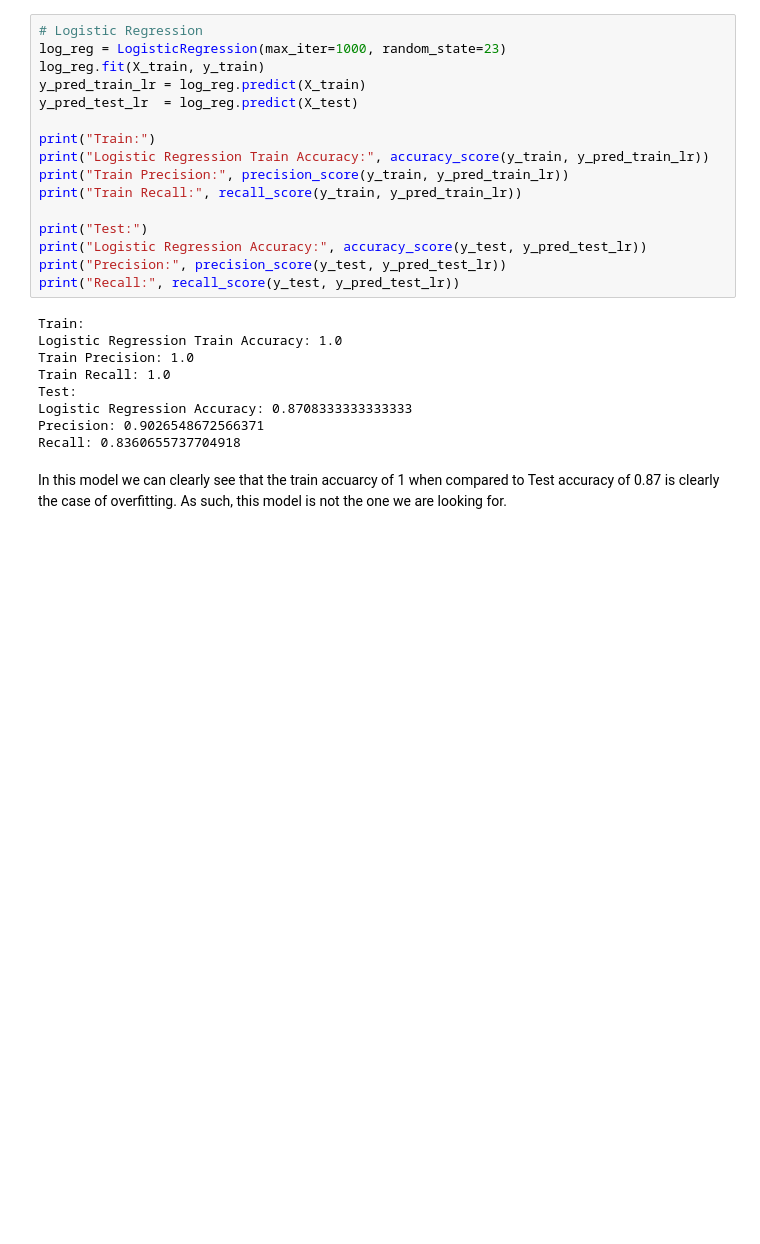
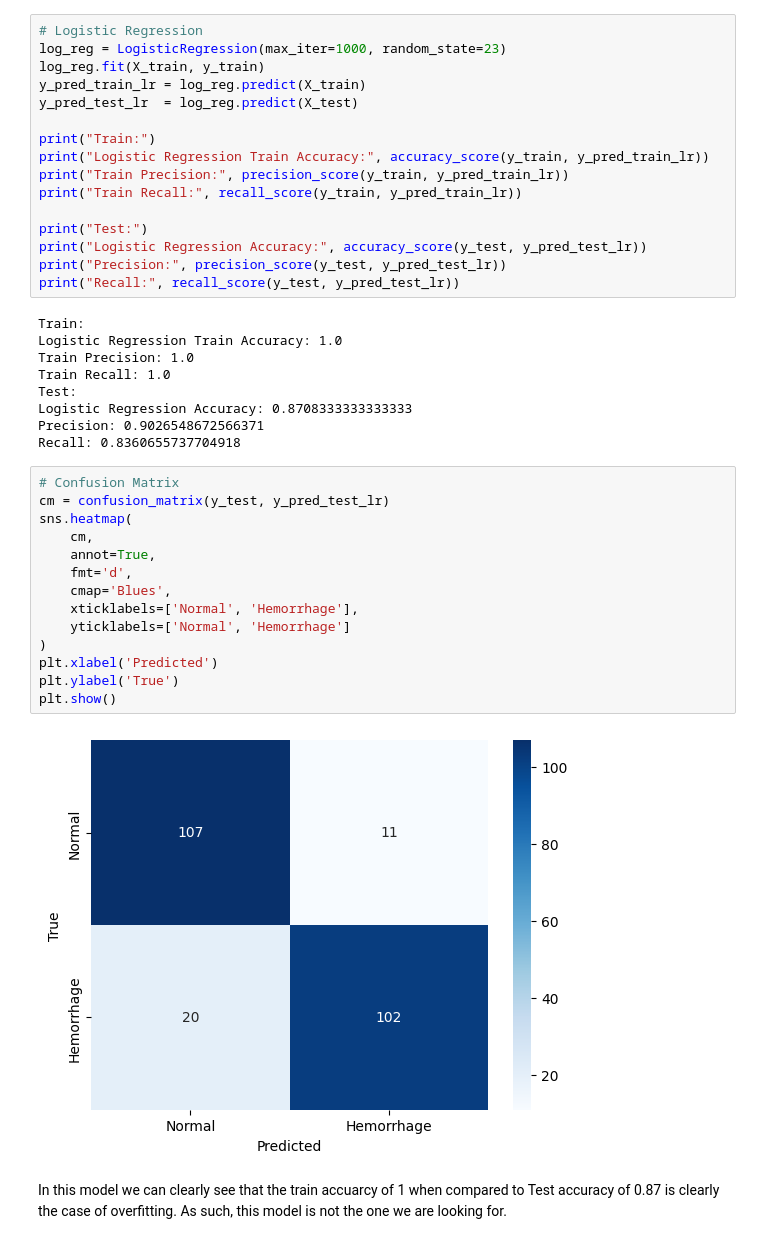
Before and after one commit to MarekVarecka/IAU-quest, a Jupyter notebook: main.ipynb, the cells around one changed output. Cells and saved outputs as stored; diff of their text form; blank space fills up the shorter version.

```diff
--- a/main.ipynb
+++ b/main.ipynb
@@ -300,6 +333,22 @@ Test:
 Logistic Regression Accuracy: 0.8708333333333333
 Precision: 0.9026548672566371
 Recall: 0.8360655737704918
+# %%
+# Confusion Matrix
+cm = confusion_matrix(y_test, y_pred_test_lr)
+sns.heatmap(
+    cm,
+    annot=True,
+    fmt='d',
+    cmap='Blues',
+    xticklabels=['Normal', 'Hemorrhage'],
+    yticklabels=['Normal', 'Hemorrhage']
+)
+plt.xlabel('Predicted')
+plt.ylabel('True')
+plt.show()
+# %% [output]
+[figure, added]
 # %% [markdown]
 In this model we can clearly see that the train accuarcy of 1 when compared to Test accuracy of 0.87 is clearly the case of overfitting. As such, this model is not the one we are looking for.
 # %%
```
Also changed, not shown: parts of 18 cells of this notebook, 1 other file.
